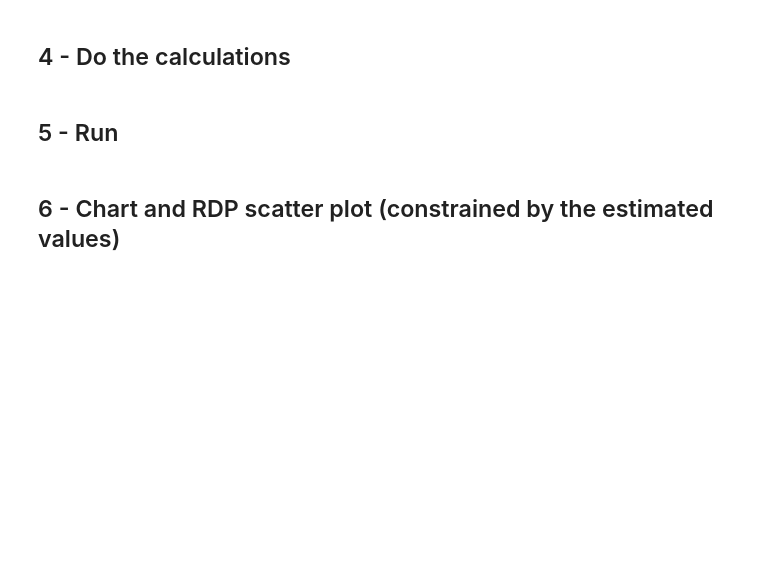
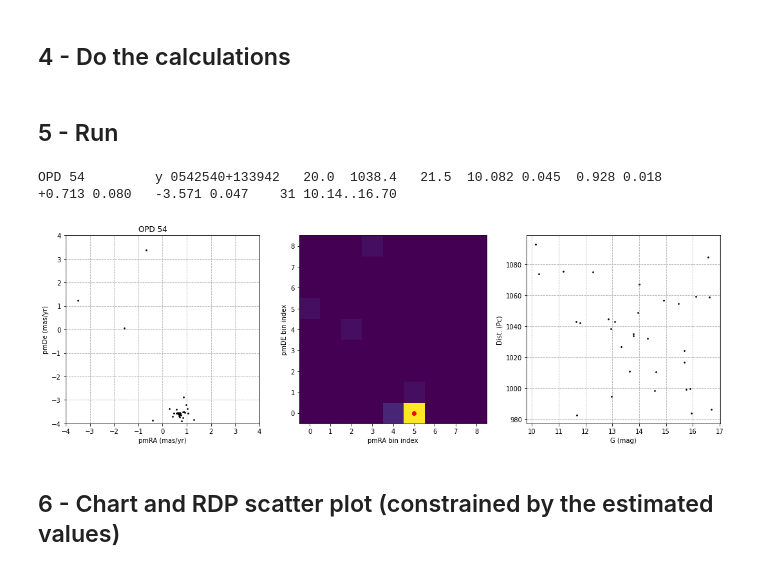
Before and after one commit to balessi/GaiaDR2clusters, a Jupyter notebook: code/Bailer-Jones.ipynb, the cells around one changed output. Drawn from its saved outputs; the diff is of its cells as text; code cells hidden in the pictures; blank space fills up the shorter version.

```diff
--- a/code/Bailer-Jones.ipynb
+++ b/code/Bailer-Jones.ipynb
@@ -221,10 +221,14 @@ def process(name, coords, diam, mag_range, pmra_range, pmde_range, dist_range, n
 # %%
 #process(name, coords, diam_arcm, mag_rng, pmra_rng, pmde_rng, dist_rng, num_bins, hist_pm_lim)
 #dd = process('Ale 62', '18 56 06.2 +21 35 49', 36.0, '0..19', '-10..10', '-10..10', '0..1000', 15, 1.5)
 
-#dd = process('Renou 14', '22 34 46.4 +29 55 51', 42.0, '0..19', '12..8', '-10..10', '0..500', 15, 1.5) # 316 -7.91 -4.70
 #dd = process('Eps Cap', '21 37 04.6 -19 27 57', 160.0, '0..18', '0..20', '-10..10', '220..340', 10, 3)
-dd = process('Beta Cap', '20 21 01.0 -14 46 53', 420.0, '0..18', '-30..40', '-50..20', '190..240', 10, 3)
+#dd = process('Minni 330', '18 55 38 -29 59 24', 10.0, '0..18.5', '-10..10', '-10..10', '1000..20000', 15, 1.5)
+
+dd = process('OPD 54        ', '05 42 54.0 +13 39 42', 20, '0..17', '-4..4', '-4..4', '950..1100', 9, 1)
+# %% [output]
+OPD 54         y 0542540+133942   20.0  1038.4   21.5  10.082 0.045  0.928 0.018   +0.713 0.080   -3.571 0.047    31 10.14..16.70
+[figure, added]
 # %% [markdown]
 ## 6 - Chart and RDP scatter plot (constrained by the estimated values)
 # %%
```
Also changed, not shown: parts of 2 cells of this notebook.
